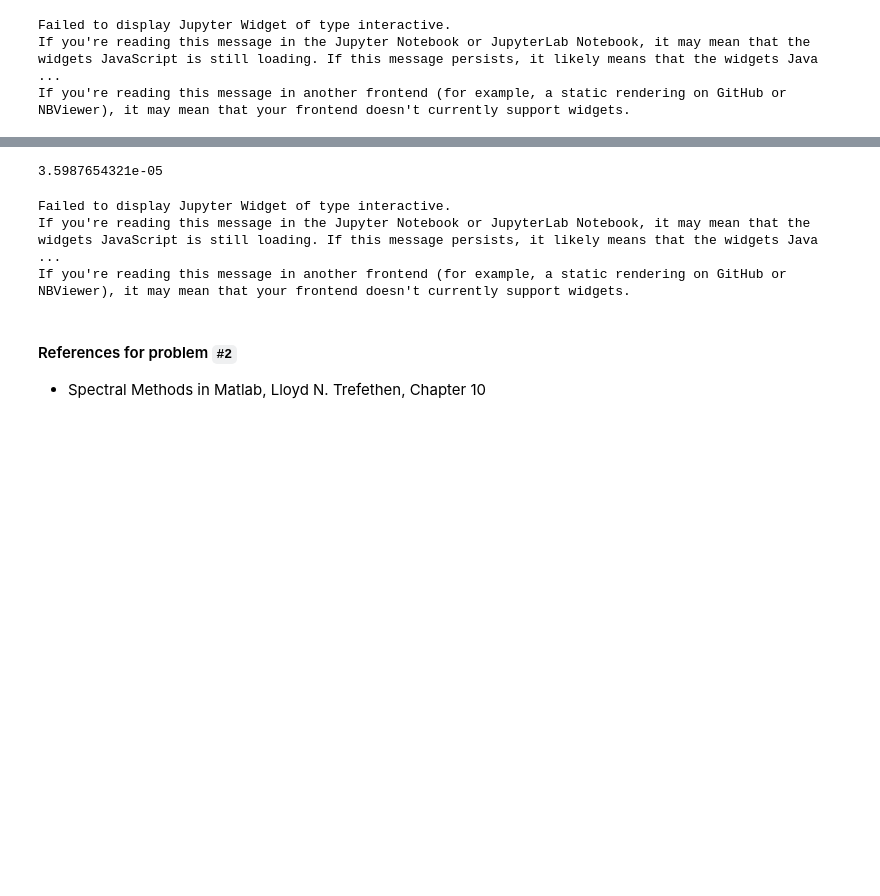
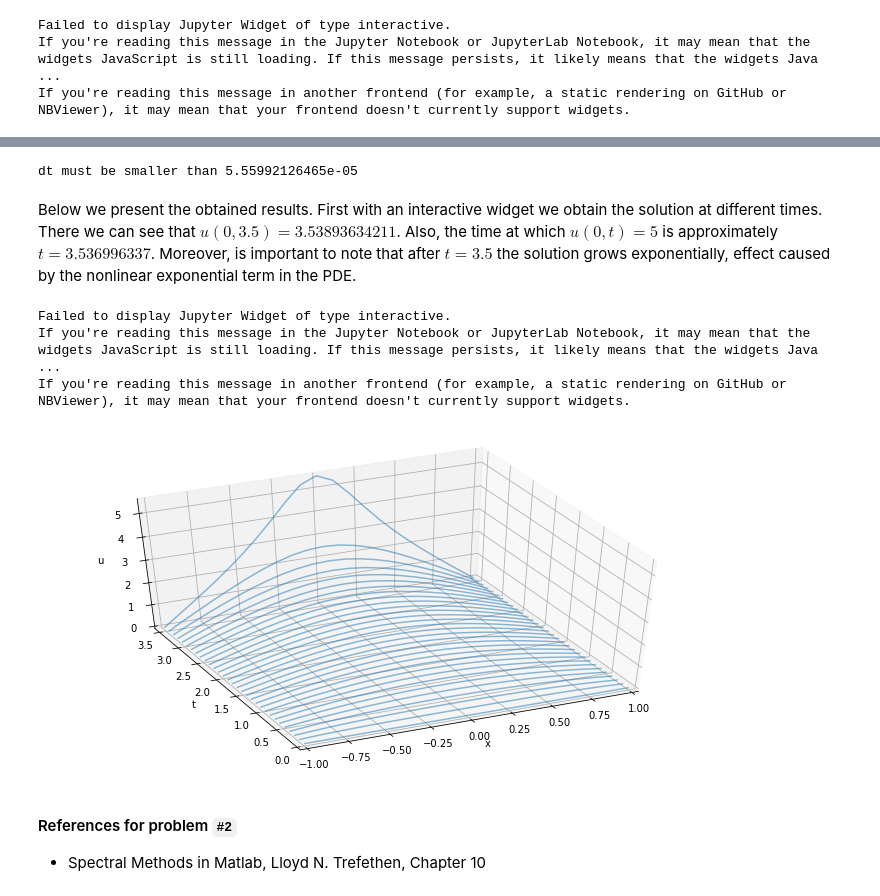
Before and after one commit to mavillan/ACNM, a Jupyter notebook: hw3/hw3.ipynb, the cells around one changed output, grey strips where cells are left out. Cells and saved outputs as stored; diff of their text form; code cells hidden in the pictures; blank space fills up the shorter version.

```diff
--- a/hw3/hw3.ipynb
+++ b/hw3/hw3.ipynb
@@ -352,11 +353,6 @@ It is important to mention that satisfying this restriction doesn't guarantee st
-# %%
-N = 30
-print 0.5* 58.3/(N**4)
-# %% [output]
-3.5987654321e-05
 # %%
 # number of grid points
-N = 30
+N = 32
 
 # differentiation matrix and initial data
 D,x = cheb(N); D2 = np.dot(D,D)
@@ -365,13 +361,14 @@ D,x = cheb(N); D2 = np.dot(D,D)
 u0 = np.zeros(x.shape[0])
 
 # ode solver parameters
+print "dt must be smaller than", 58.3*N**(-4)
 dt = 1e-6
-tmax = 3.6
+tmax = 3.55
 n_iter = int(round(tmax/dt))
-t = np.linspace(0., tmax, n_iter+1)
+t = np.linspace(0., tmax, n_iter/1000)
 
 # solution array
-U = np.empty((n_iter+1, len(u0)))
+U = np.empty((n_iter/1000, len(u0)))
 U[0] = u0
 
 def ut_approx(u):
@@ -380,26 +377,35 @@ def ut_approx(u):
     and computes the temporal derivatives
     """
     return np.dot(D2, u) + np.exp(u)
-
-# ODO solver to use
-method = 'euler'
-
-if method=='euler':
-    # Euler method
-    for i in range(1, n_iter+1):
-        U[i] = U[i-1] + dt * ut_approx(U[i-1])
-        # enforcing boundary conditions
-        U[i,0] = U[i,-1] = 0
-
-elif method=='rk4':
-    # RK4 method
-    for i in range(1, n_iter+1):
-        k1 = ut_approx( U[i-1] )
-        k2 = ut_approx( U[i-1] + (dt/2.)*k1 )
-        k3 = ut_approx( U[i-1] + (dt/2.)*k2 )
-        k4 = ut_approx( U[i-1] + dt*k3)
-        U[i] = U[i-1] + (dt/6.)*(k1 + 2*k2 + 2*k3 + k4)
-        # enforcing boundary conditions
-
-        U[i,0] = U[i,-1] = 0
+# %% [output]
+dt must be smaller than 5.55992126465e-05
+# %%
+# EDO solver to use
+method = 'rk4'
+
+if method=='euler':
+    # Euler method
+    u = np.copy(u0)
+    for i in range(1, n_iter):
+        u += dt * ut_approx(u)
+        # enforcing boundary conditions
+        u[0] = u[-1] = 0
+        if i%1000==0:
+            U[i//1000,:] = u
+
+elif method=='rk4':
+    # RK4 method
+    u = np.copy(u0)
+    for i in range(1, n_iter):
+        k1 = ut_approx(u)
+        k2 = ut_approx( u + (dt/2.)*k1 )
+        k3 = ut_approx( u + (dt/2.)*k2 )
+        k4 = ut_approx( u + dt*k3)
+        u += (dt/6.)*(k1 + 2*k2 + 2*k3 + k4)
+        # enforcing boundary conditions
+        u[0] = u[-1] = 0
+        if i%1000==0:
+            U[i//1000,:] = u
+# %% [markdown]
+Below we present the obtained results. First with an interactive widget we obtain the solution at different times. There we can see that $u(0, 3.5) = 3.53893634211$. Also, the time at which $u(0,t)=5$ is approximately $t=3.536996337$. Moreover, is important to note that after $t=3.5$ the solution grows exponentially, effect caused by the nonlinear exponential term in the PDE.
 # %%
@@ -408,6 +415,11 @@ interact(_plot_helper, x=fixed(x), t=fixed(t), u=fixed(U), index=(0, len(t)-1));
 Failed to display Jupyter Widget of type interactive.
 If you're reading this message in the Jupyter Notebook or JupyterLab Notebook, it may mean that the widgets JavaScript is still loading. If this message persists, it likely means that the widgets Java ...
 If you're reading this message in another frontend (for example, a static rendering on GitHub or NBViewer), it may mean that your frontend doesn't currently support widgets.
+# %%
+lines_plot(x, t, U, xlim=(-1., 1.), tlim=(0,tmax), ulim=(0,5.5),
+           numli=30, title="")
+# %% [output]
+[figure, added]
 # %% [markdown]
 #### References for problem `#2`
 * Spectral Methods in Matlab, Lloyd N. Trefethen, Chapter 10
```
Also changed, not shown: parts of 8 cells of this notebook, 1 other file.
